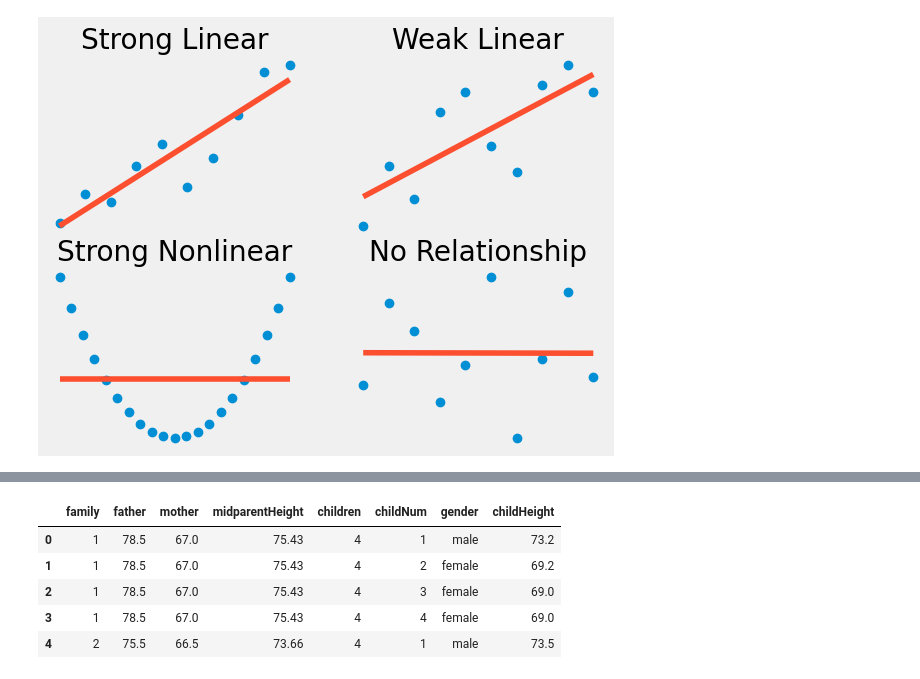
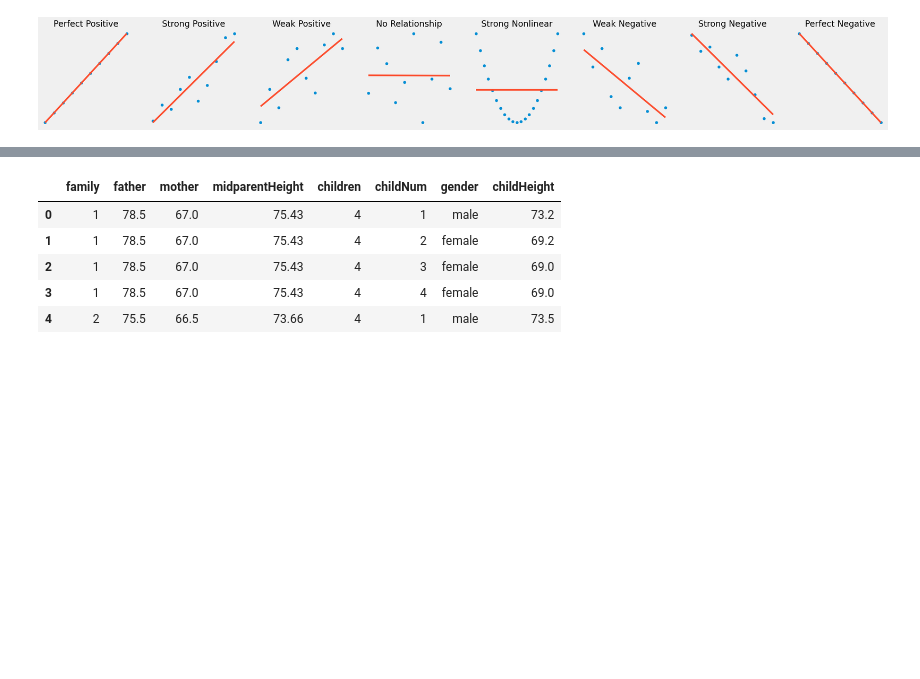
Before and after one commit to uchicago-dsi/textbook-datascience-1, a Jupyter notebook: textbook/17/2/correlation.ipynb, the cells around one changed output, grey strips where cells are left out. Cells and saved outputs as stored; diff of their text form; code cells hidden in the pictures; blank space fills up the shorter version.

```diff
--- a/textbook/17/2/correlation.ipynb
+++ b/textbook/17/2/correlation.ipynb
@@ -27,46 +27,82 @@ What does it mean to measure the strength of an association? The **strength** of
 
 The following figure gives a visual depiction of strong or weak linear relationships compared to nonlinear relationships.
 # %%
-fig, axs = plt.subplots(2, 2);
+fig, axs = plt.subplots(1, 8, figsize=(32, 4));
+
+x = np.arange(10, 20)
+y = 2*x
+z = np.polyfit(x, y, 1) # Ignore this for now, you will learn more about it later
+p = np.poly1d(z)
+axs[0].plot(x, y, "o");
+axs[0].plot(x, p(x), "-");
+axs[0].set_title('Perfect Positive');
+axs[0].axis('off');
 
 x = np.arange(10, 20)
 y = np.array([19,23,22,27,30,24,28,34,40,41])
 z = np.polyfit(x, y, 1) # Ignore this for now, you will learn more about it later
 p = np.poly1d(z)
-axs[0, 0].plot(x, y, "o");
-axs[0, 0].plot(x, p(x), "-");
-axs[0, 0].set_title('Strong Linear');
-axs[0, 0].axis('off');
+axs[1].plot(x, y, "o");
+axs[1].plot(x, p(x), "-");
+axs[1].set_title('Strong Positive');
+axs[1].axis('off');
 
 x = np.arange(10, 20)
 y = np.array([15,24,19,32,35,27,23,36,39,35])
 z = np.polyfit(x, y, 1) # Ignore this for now, you will learn more about it later
 p = np.poly1d(z)
-axs[0, 1].plot(x, y, "o");
-axs[0, 1].plot(x, p(x), "-");
-axs[0, 1].set_title('Weak Linear');
-axs[0, 1].axis('off');
-
-x = np.arange(-10, 11)
-y = x**2
-z = np.polyfit(x, y, 1)  # Ignore this for now, you will learn more about it later
-p = np.poly1d(z)
-axs[1, 0].plot(x, y, "o");
-axs[1, 0].plot(x, p(x), "-");
-axs[1, 0].set_title('Strong Nonlinear');
-axs[1, 0].axis('off');
+axs[2].plot(x, y, "o");
+axs[2].plot(x, p(x), "-");
+axs[2].set_title('Weak Positive');
+axs[2].axis('off');
 
 x = np.arange(0,10)
 np.random.seed(123)
 y = np.random.normal(size=10)
 z = np.polyfit(x, y, 1)  # Ignore this for now, you will learn more about it later
 p = np.poly1d(z)
-axs[1, 1].plot(x, y, "o");
-axs[1, 1].plot(x, p(x), "-");
-axs[1, 1].set_title('No Relationship');
-axs[1,1].axis('off');
+axs[3].plot(x, y, "o");
+axs[3].plot(x, p(x), "-");
+axs[3].set_title('No Relationship');
+axs[3].axis('off');
+
+x = np.arange(-10, 11)
+y = x**2
+z = np.polyfit(x, y, 1)  # Ignore this for now, you will learn more about it later
+p = np.poly1d(z)
+axs[4].plot(x, y, "o");
+axs[4].plot(x, p(x), "-");
+axs[4].set_title('Strong Nonlinear');
+axs[4].axis('off');
+
+x = np.arange(10, 20)
+y = np.array([15,24,19,32,35,27,23,36,39,35])
+z = np.polyfit(x, -1*y, 1) # Ignore this for now, you will learn more about it later
+p = np.poly1d(z)
+axs[5].plot(x, -1*y, "o");
+axs[5].plot(x, p(x), "-");
+axs[5].set_title('Weak Negative');
+axs[5].axis('off');
+
+x = np.arange(10, 20)
+y = np.array([19,23,22,27,30,24,28,34,40,41])
+z = np.polyfit(x, -1*y, 1) # Ignore this for now, you will learn more about it later
+p = np.poly1d(z)
+axs[6].plot(x, -1*y, "o");
+axs[6].plot(x, p(x), "-");
+axs[6].set_title('Strong Negative');
+axs[6].axis('off');
+
+x = np.arange(10, 20)
+y = 2*x
+z = np.polyfit(x, -1*y, 1) # Ignore this for now, you will learn more about it later
+p = np.poly1d(z)
+axs[7].plot(x, -1*y, "o");
+axs[7].plot(x, p(x), "-");
+axs[7].set_title('Perfect Negative');
+axs[7].axis('off');
 # %% [output]
-[figure, old version]
+[figure, new version]
 # %% [markdown]
 ## Calculating the Correlation Coefficient
 
```
Also changed, not shown: parts of 3 cells of this notebook, 1 other file.
